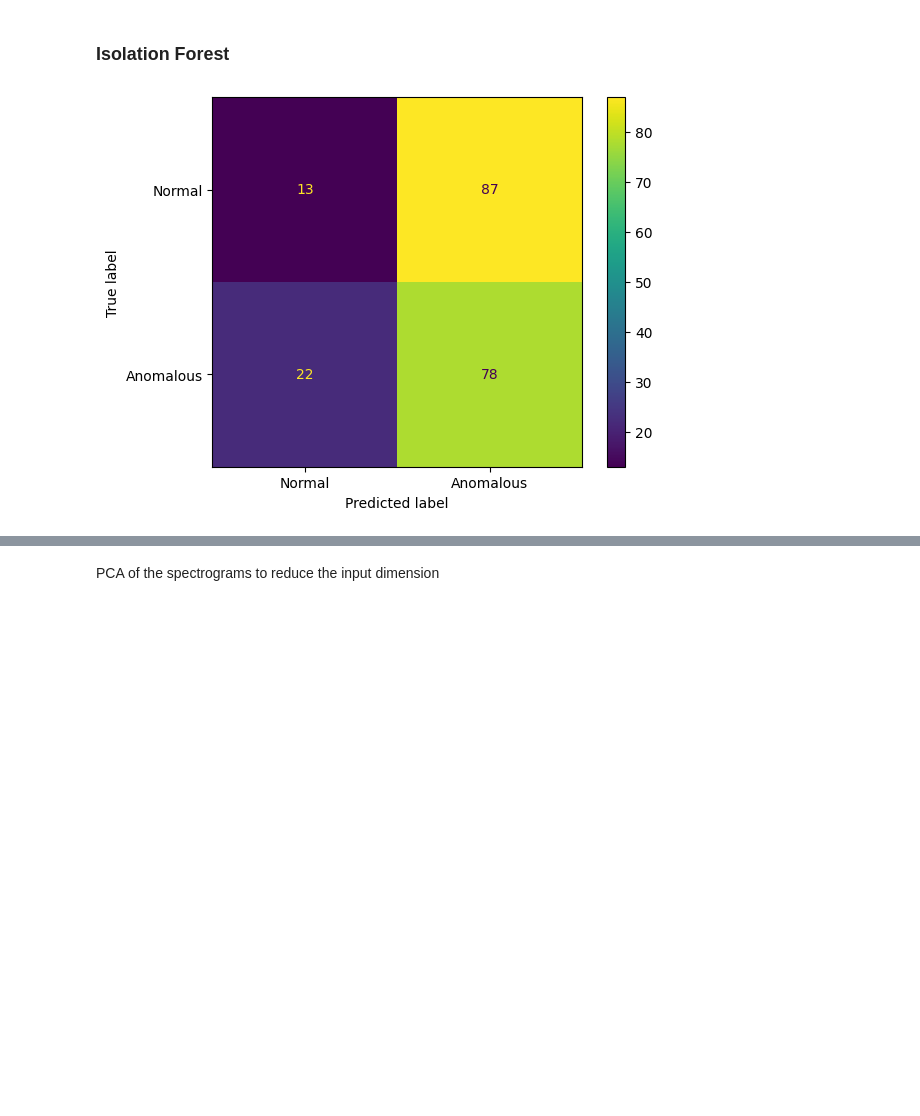
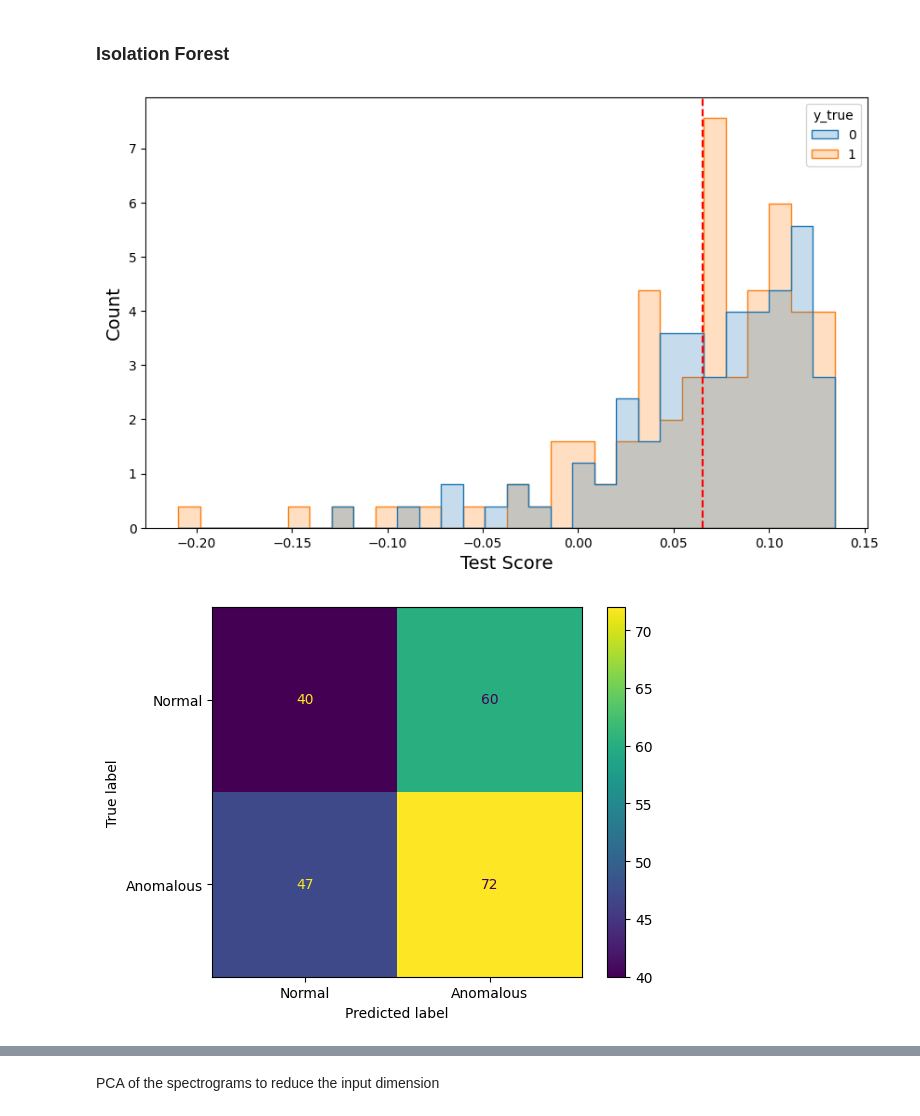
Before and after one commit to lars-quaedvlieg/CIVIL-426-Assignments, a Jupyter notebook: Assignment 2/Graded_Exercise_2.ipynb, the cells around one changed output, grey strips where cells are left out. Drawn from its saved outputs; the diff is of its cells as text; code cells hidden in the pictures; blank space fills up the shorter version.

```diff
--- a/Assignment 2/Graded_Exercise_2.ipynb
+++ b/Assignment 2/Graded_Exercise_2.ipynb
@@ -371,7 +432,8 @@ def train_loop(dataloader, model, loss_fn, optimizer, print_every=10):
     loss_running = 0
     for batch, (x, y) in enumerate(tqdm(dataloader)):
         # Compute prediction and loss
-        if type(model) is not ConvAutoencoder:
+        x, y = x.to('cuda'), y.to('cuda')
+        if isinstance(model, DenseAutoencoder):
             x = x.flatten(start_dim=1)
         optimizer.zero_grad()
         x_pred, features = model(x)
@@ -386,8 +448,10 @@ def train_loop(dataloader, model, loss_fn, optimizer, print_every=10):
 
         # Back Propagation
         loss_running += loss.item()
-    print(f"loss: {loss_running/len(dataloader):>7f}")
 
+    epoch_loss = loss_running/len(dataloader)
+    print(f"loss: {epoch_loss:>7f}")
+    return epoch_loss
 
 def test_loop(dataset, model, loss_fn):
     size = len(dataset)
@@ -395,9 +459,12 @@ def test_loop(dataset, model, loss_fn):
     store_feature = []
     with torch.no_grad():
         for idx, (x, _) in tqdm(enumerate(dataset)):
-            x = x.flatten()
+            x = x[:, None, ...].to('cuda')
+            if type(model) is not ConvAutoencoder:
+                x = x.flatten()
             x_pred,features = model(x)
             store_feature.append(features.detach().cpu().numpy())
             test_losses[idx] = loss_fn(x_pred, x).item()
 
-    return test_losses, np.array(store_feature)
+    features = np.array(store_feature)
+    return test_losses, np.reshape(features, newshape=(features.shape[0], -1))
@@ -436,11 +520,11 @@ Epoch 9
 # %%
 # Saving the model so we don't have to keep re-training
 output_dir_path = 'out'
-save_mode = True
-load_mode = False
+save_mode = False
+load_mode = True
 
 os.makedirs(output_dir_path, exist_ok=True)
-model_path = os.path.join(output_dir_path, 'conv_model.pt')
+model_path = os.path.join(output_dir_path, 'dense_model.pt') #conv_model.pt
 if save_mode:
     torch.save(model.state_dict(), model_path)
 if load_mode:
@@ -577,32 +698,58 @@ ROC AUC Score: 0.4875
 # %%
 # TODO : Define IsolationForest here
 # TODO : Fit IsolationForest here using training data
 # TODO : Report essential evaluation metrics
 # ===================================
 # IMPLEMENT YOUR CODE HERE
 # ===================================
 iso_forest = IsolationForest(n_estimators=100, contamination='auto', random_state=0)
 iso_forest.fit(extracted_features_train)
 
 predicted_score_iforest = iso_forest.decision_function(extracted_features_test)
-y_pred_test_iforest = (iso_forest.predict(extracted_features_test) == 1).astype(int)
+iso_forest_threshold = 0.065
+
+# Assuming y_true and y_scores are lists or numpy arrays
+df = pd.DataFrame({
+    'y_true': y_true,
+    'y_scores': predicted_score_iforest,
+})
+
+# Plot histograms of the score distributions, grouped by the true labels
+plt.figure(figsize=(10, 6))
+
+# Using histplot to display the distributions
+sns.histplot(data=df, x='y_scores', hue='y_true', bins=30, kde=False, element="step", stat="density")
+plt.axvline(x=iso_forest_threshold, color='r', linestyle='dashed')
+
+# Add labels and title
+plt.xlabel('Test Score', fontsize=14)
+plt.ylabel('Count', fontsize=14)
+# plt.savefig('out/test_loss_dist.png')
+# plt.title('Distribution of Test Losses by Anomalous samples (1) or healthy (0)')
+
+# Show plot
+plt.show()
+
+y_pred_test_iforest = (predicted_score_iforest > iso_forest_threshold).astype(int)
 
 # Calculate confusion matrix and display for Isolation Forest
 confusion_matrix_iforest = sklearn.metrics.confusion_matrix(y_true, y_pred_test_iforest)
 (tn_if, fp_if), (fn_if, tp_if) = confusion_matrix_iforest[0], confusion_matrix_iforest[1]
 display_iforest = sklearn.metrics.ConfusionMatrixDisplay(confusion_matrix_iforest, display_labels=["Normal", "Anomalous"])
 display_iforest.plot()
 plt.show()
 
 # Evaluation metrics for IsolationForest
 print(f"F1-score (Isolation Forest): {sklearn.metrics.f1_score(y_true, y_pred_test_iforest)}")
+print(f"Accuracy: {sklearn.metrics.accuracy_score(y_true, y_pred_test_iforest)}")
 print(f"TPR (Isolation Forest): {tp_if / (tp_if + fn_if)}")
 print(f"FPR (Isolation Forest): {fp_if / (fp_if + tn_if)}")
 
 print('\nClassification report (Isolation Forest):')
 print(sklearn.metrics.classification_report(y_true, y_pred_test_iforest))
 
-roc_auc_iforest = sklearn.metrics.roc_auc_score(y_true, -predicted_score_iforest).item()
+roc_auc_iforest = sklearn.metrics.roc_auc_score(y_true, predicted_score_iforest).item()
 print(f"Isolation Forest ROC AUC Score: {roc_auc_iforest}")
 # %% [output]
-[figure, old version]
+[figure, new version]
+[figure, added]
```
Also changed, not shown: parts of 20 cells of this notebook, 10 other files.
